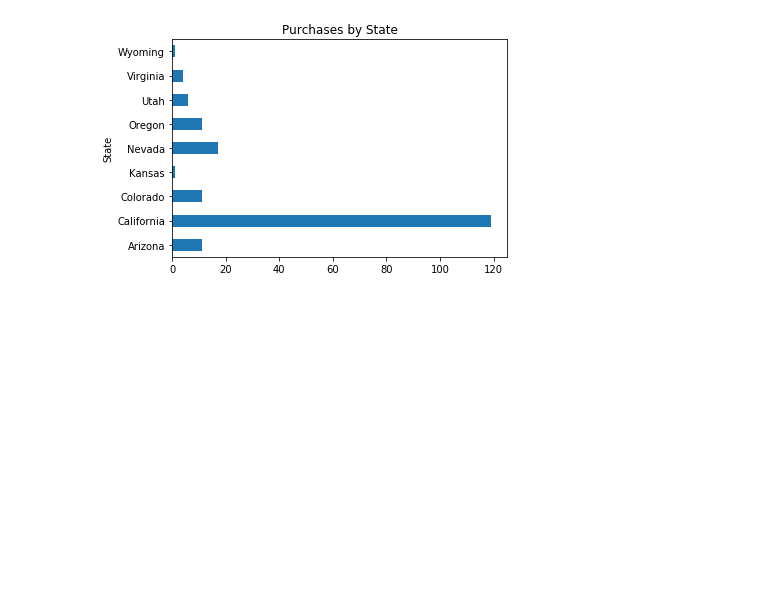
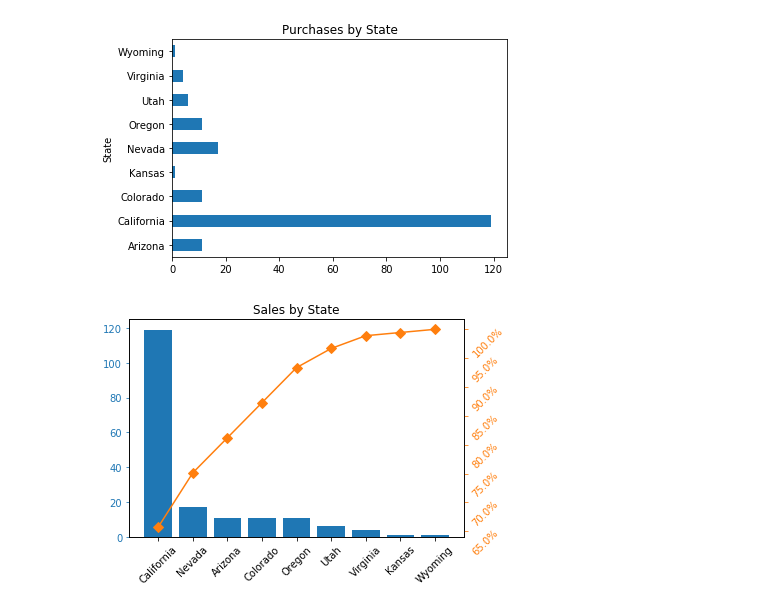
Before and after one commit to ramuir/Sales_Data, a Jupyter notebook: sales_data_analysis.ipynb, the cells around one changed output. Drawn from its saved outputs; the diff is of its cells as text; code cells hidden in the pictures; blank space fills up the shorter version.

Commit message:
added pareto diagram

```diff
--- a/sales_data_analysis.ipynb
+++ b/sales_data_analysis.ipynb
@@ -62,3 +64,23 @@ sales_df.groupby('State')['State'].count().plot(kind='barh',title='Purchases by
 # %% [output]
 <matplotlib.axes._subplots.AxesSubplot at 0x...>
 [figure]
+# %%
+sales_state = sales_df.groupby(['State']).size().reset_index(name='counts')
+sales_state = sales_state.set_index('State').sort_values(by='counts',ascending=False)
+# %%
+#make pareto diagram of sales by state
+sales_state["cumpercentage"] = sales_state["counts"].cumsum()/sales_state["counts"].sum()*100
+
+fig, ax = plt.subplots()
+ax.bar(sales_state.index, sales_state["counts"], color="C0")
+ax2 = ax.twinx()
+ax2.plot(sales_state.index, sales_state["cumpercentage"], color="C1", marker="D", ms=7)
+ax2.yaxis.set_major_formatter(PercentFormatter())
+
+ax.tick_params(axis="y", colors="C0")
+ax.tick_params(axis="x", rotation=45)
+ax2.tick_params(axis="y", colors="C1",rotation=45)
+plt.title('Sales by State')
+plt.show()
+# %% [output]
+[figure, added]
```
Also changed, not shown: parts of 1 cell of this notebook.
